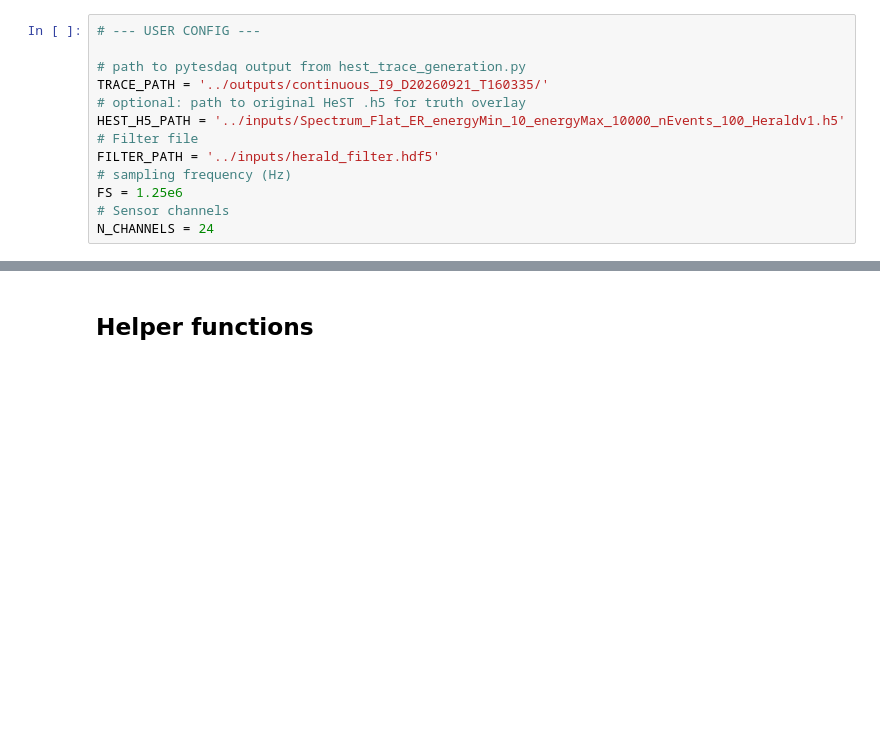
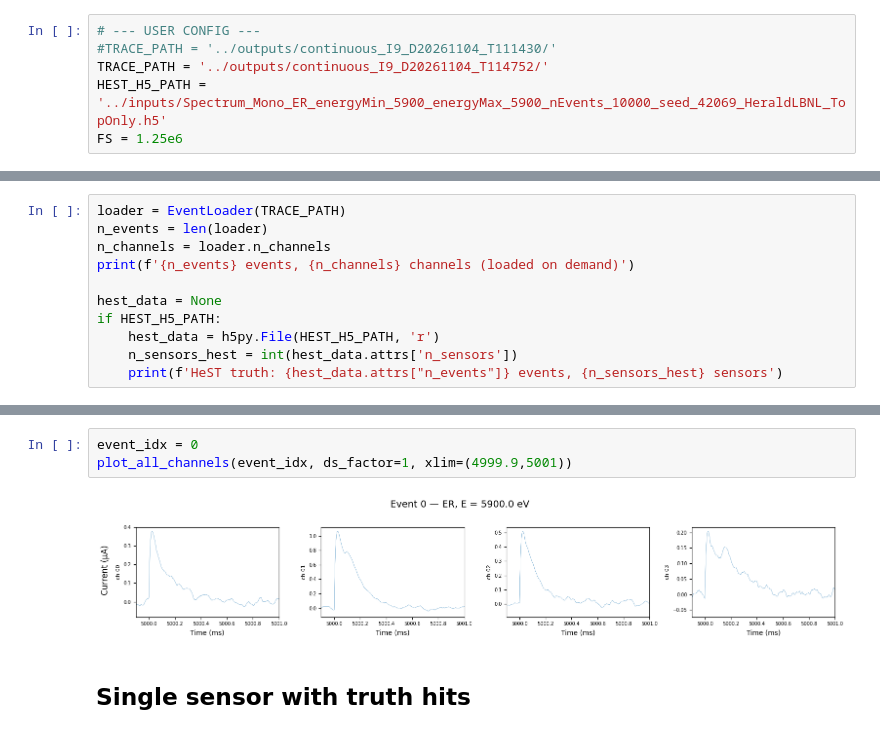
Before and after one commit to spice-herald/pytessim, a Jupyter notebook: scripts/event_viewer.ipynb, the cells around one changed output, grey strips where cells are left out. Cells and saved outputs as stored; diff of their text form; blank space fills up the shorter version.

```diff
--- a/scripts/event_viewer.ipynb
+++ b/scripts/event_viewer.ipynb
@@ -20,13 +14,6 @@ Set paths to the generated trace directory and (optionally) the original HeST H5
 # %%
 # --- USER CONFIG ---
-
-# path to pytesdaq output from hest_trace_generation.py
-TRACE_PATH = '../outputs/continuous_I9_D20260921_T160335/'
-# optional: path to original HeST .h5 for truth overlay
-HEST_H5_PATH = '../inputs/Spectrum_Flat_ER_energyMin_10_energyMax_10000_nEvents_100_Heraldv1.h5'
-# Filter file
-FILTER_PATH = '../inputs/herald_filter.hdf5'
-# sampling frequency (Hz)
+#TRACE_PATH = '../outputs/continuous_I9_D20261104_T111430/'
+TRACE_PATH = '../outputs/continuous_I9_D20261104_T114752/'
+HEST_H5_PATH = '../inputs/Spectrum_Mono_ER_energyMin_5900_energyMax_5900_nEvents_10000_seed_42069_HeraldLBNL_TopOnly.h5'
 FS = 1.25e6
-# Sensor channels
-N_CHANNELS = 24
@@ -36,0 +60,11 @@ N_CHANNELS = 24
+# %%
+loader = EventLoader(TRACE_PATH)
+n_events = len(loader)
+n_channels = loader.n_channels
+print(f'{n_events} events, {n_channels} channels (loaded on demand)')
+
+hest_data = None
+if HEST_H5_PATH:
+    hest_data = h5py.File(HEST_H5_PATH, 'r')
+    n_sensors_hest = int(hest_data.attrs['n_sensors'])
+    print(f'HeST truth: {hest_data.attrs["n_events"]} events, {n_sensors_hest} sensors')
@@ -97,3 +151,8 @@ print(f'{len(sensor_positions)} sensors mapped')
+# %%
+event_idx = 0
+plot_all_channels(event_idx, ds_factor=1, xlim=(4999.9,5001))
+# %% [output]
+[figure, added]
 # %% [markdown]
-## Helper functions
+## Single sensor with truth hits
 # %%
```
Also changed, not shown: parts of 19 cells of this notebook, 2 other files.
